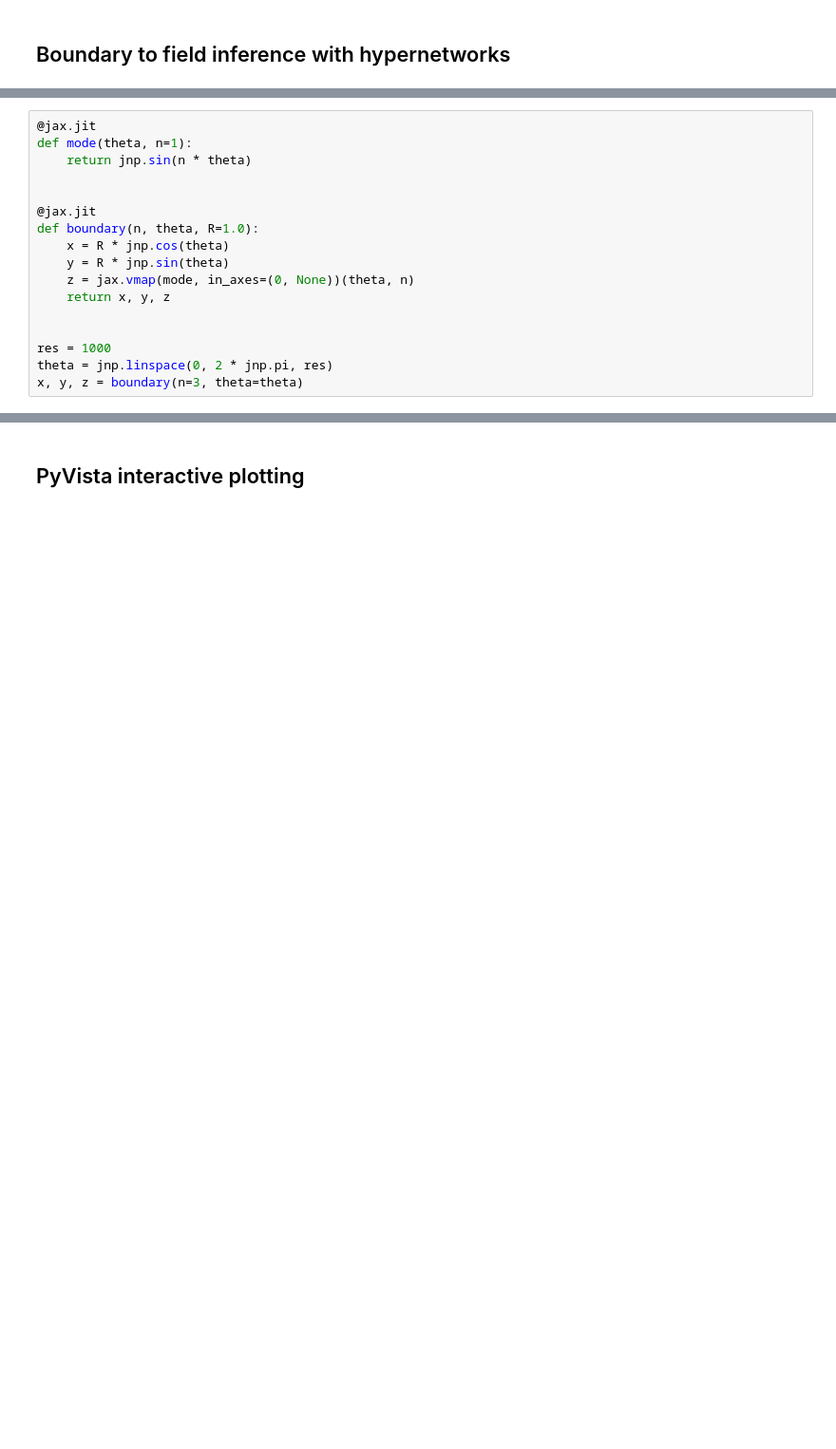
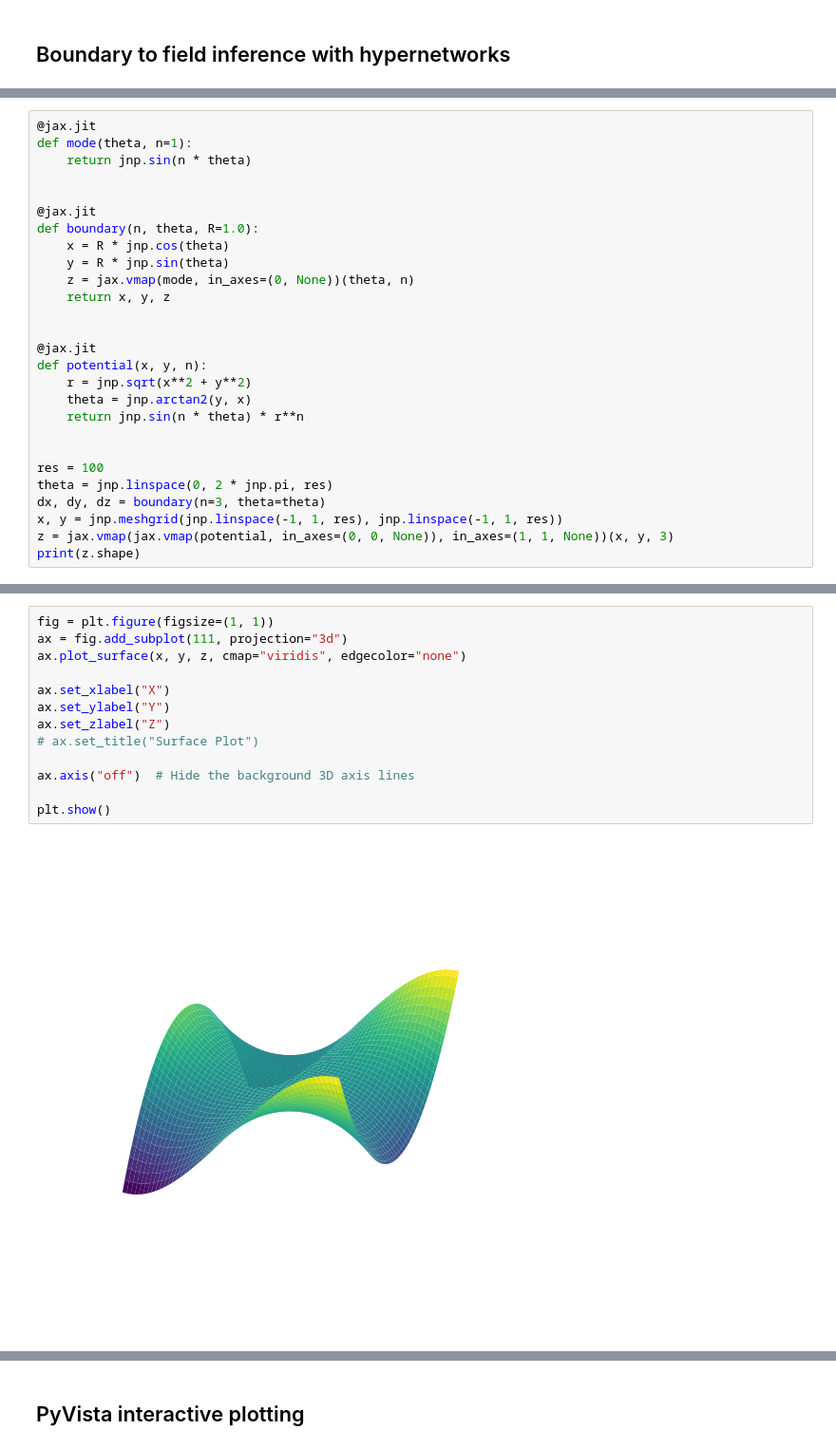
Before and after one commit to cmt-dtu-energy/hypermagnetics, a Jupyter notebook: nbs/boundary.ipynb, the cells around one changed output, grey strips where cells are left out. Shown at 95% size. Saved outputs shown, nothing was run; the diff lists cells and outputs as text; blank space fills up the shorter version.

Commit message:
surface plot added

```diff
--- a/nbs/boundary.ipynb
+++ b/nbs/boundary.ipynb
@@ -17,7 +21,17 @@ def boundary(n, theta, R=1.0):
     return x, y, z
 
 
-res = 1000
+@jax.jit
+def potential(x, y, n):
+    r = jnp.sqrt(x**2 + y**2)
+    theta = jnp.arctan2(y, x)
+    return jnp.sin(n * theta) * r**n
+
+
+res = 100
 theta = jnp.linspace(0, 2 * jnp.pi, res)
-x, y, z = boundary(n=3, theta=theta)
+dx, dy, dz = boundary(n=3, theta=theta)
+x, y = jnp.meshgrid(jnp.linspace(-1, 1, res), jnp.linspace(-1, 1, res))
+z = jax.vmap(jax.vmap(potential, in_axes=(0, 0, None)), in_axes=(1, 1, None))(x, y, 3)
+print(z.shape)
 # %% [output]
@@ -30 +39,16 @@ maxCacheSize: 5.33 GB
+# %%
+fig = plt.figure(figsize=(1, 1))
+ax = fig.add_subplot(111, projection="3d")
+ax.plot_surface(x, y, z, cmap="viridis", edgecolor="none")
+
+ax.set_xlabel("X")
+ax.set_ylabel("Y")
+ax.set_zlabel("Z")
+# ax.set_title("Surface Plot")
+
+ax.axis("off")  # Hide the background 3D axis lines
+
+plt.show()
+# %% [output]
+[figure, added]
 # %%
```
Also changed, not shown: parts of 4 cells of this notebook.
